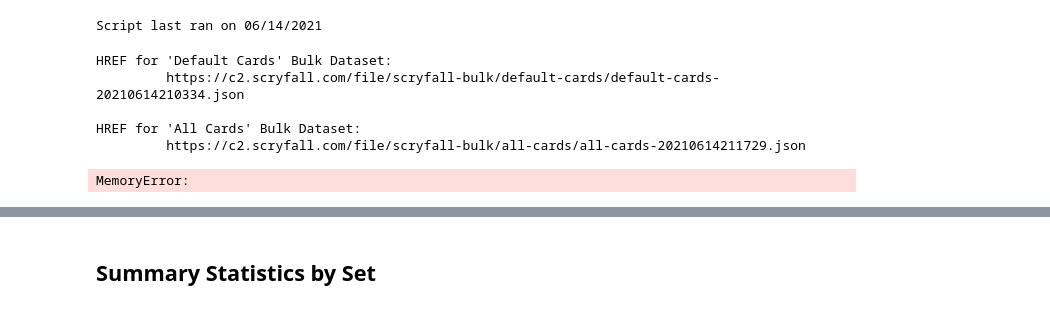
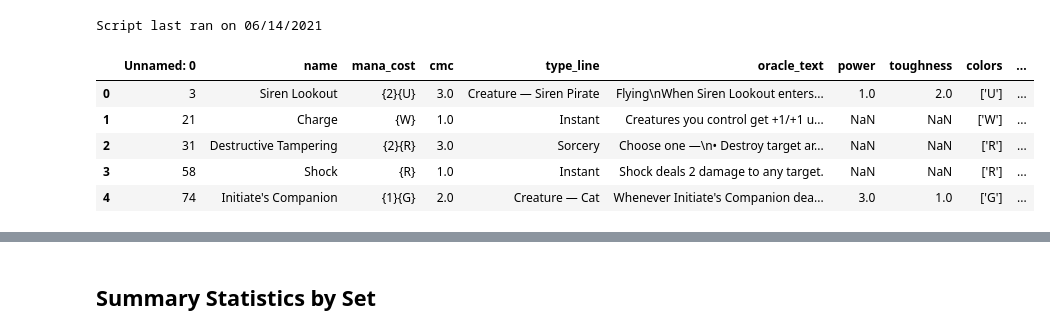
Before and after one commit to ncruickshank/scryfall_analysis, a Jupyter notebook: scryfall_cube_structure.ipynb, the cells around one changed output, grey strips where cells are left out. Drawn from its saved outputs; the diff is of its cells as text; code cells hidden in the pictures.

```diff
--- a/scryfall_cube_structure.ipynb
+++ b/scryfall_cube_structure.ipynb
@@ -20,19 +18,0 @@ from selenium import webdriver
-# %%
-# open browser and go to scryfall
-driver = webdriver.Chrome()
-driver.get("https://scryfall.com/docs/api/bulk-data")
-
-# retrieve the most recent json file containing 'Default Cards'
-default_cards_href = driver.find_element_by_css_selector('#main > div > div.reference-doc-content > div > table:nth-child(7) > tbody > tr:nth-child(5) > td:nth-child(2) > a').get_attribute('href')
-
-# retrieve the most recent json file containing 'All Cards'
-all_cards_href = driver.find_element_by_css_selector('#main > div > div.reference-doc-content > div > table:nth-child(7) > tbody > tr:nth-child(7) > td:nth-child(2) > a').get_attribute('href')
-
-print("HREF for 'Default Cards' Bulk Dataset:\n\t", default_cards_href, "\n")
-print("HREF for 'All Cards' Bulk Dataset:\n\t", all_cards_href)
-# %% [output]
-HREF for 'Default Cards' Bulk Dataset:
-         https://c2.scryfall.com/file/scryfall-bulk/default-cards/default-cards-20210614210334.json
-
-HREF for 'All Cards' Bulk Dataset:
-         https://c2.scryfall.com/file/scryfall-bulk/all-cards/all-cards-20210614211729.json
@@ -46,10 +18,0 @@ driver.quit()
-# %%
-json_path = 'default-cards-20210614210334.json'
-
-df = pd.read_json(json_path)
-df.head()
-# print("Shape of df (rows, columns): ", df.shape)
-# print("Columns Names\n", list(df.columns), "\n")
-# df.head()
-# %% [output]
-MemoryError:
@@ -98,0 +19,10 @@ pioneer[(pioneer['removal'] == True) & ~(pioneer['type_line'].str.contains('Crea
+# %%
+pioneer = pd.read_csv('scryfall_pioneer_20210614.csv')
+pioneer.head()
+# %% [output]
+|  | Unnamed: 0 | name | mana_cost | cmc | type_line | oracle_text | power | toughness | colors | ... |
+| 0 | 3 | Siren Lookout | {2}{U} | 3.0 | Creature — Siren Pirate | Flying\nWhen Siren Lookout enters... | 1.0 | 2.0 | ['U'] | ... |
+| 1 | 21 | Charge | {W} | 1.0 | Instant | Creatures you control get +1/+1 u... | NaN | NaN | ['W'] | ... |
+| 2 | 31 | Destructive Tampering | {2}{R} | 3.0 | Sorcery | Choose one —\n• Destroy target ar... | NaN | NaN | ['R'] | ... |
+| 3 | 58 | Shock | {R} | 1.0 | Instant | Shock deals 2 damage to any target. | NaN | NaN | ['R'] | ... |
+| 4 | 74 | Initiate's Companion | {1}{G} | 2.0 | Creature — Cat | Whenever Initiate's Companion dea... | 3.0 | 1.0 | ['G'] | ... |
```
Also changed, not shown: parts of 13 cells of this notebook, 3 other files.
